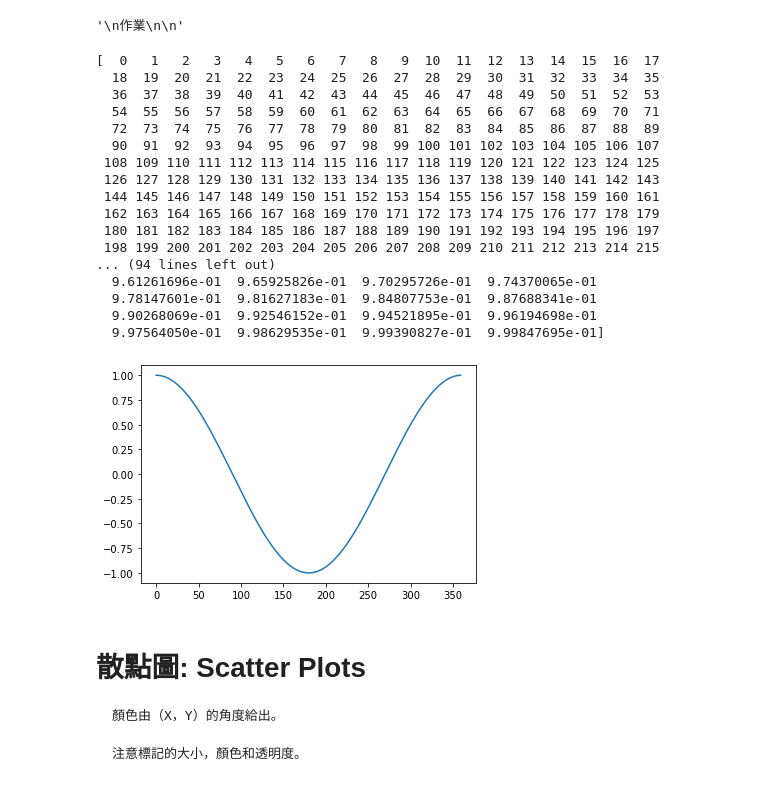
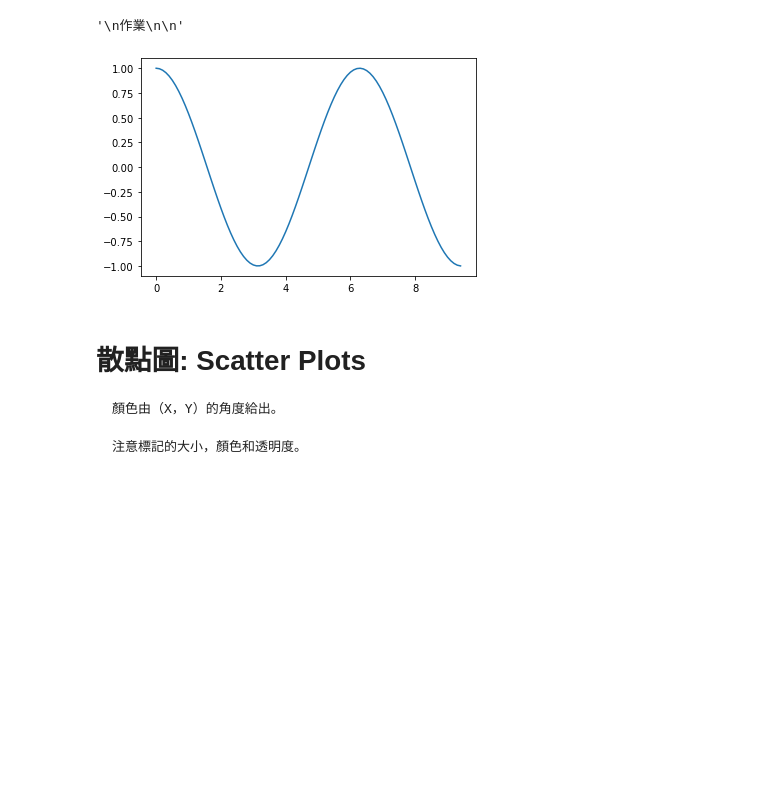
Before and after one commit to dog-father/python-, a Jupyter notebook: D18/Data Visualization_Day-1_HW.ipynb, the cells around one changed output. Cells and saved outputs as stored; diff of their text form; code cells hidden in the pictures; blank space fills up the shorter version.

```diff
--- a/D18/Data Visualization_Day-1_HW.ipynb
+++ b/D18/Data Visualization_Day-1_HW.ipynb
@@ -42,35 +42,19 @@ plt.show()
 [figure]
 '\n作業\n\n'
 # %%
-x = np.arange(0,360)
-y = np.cos(x * np.pi / 180.0)
-
+#x = np.arange(0,360)
+#y = np.cos(x * np.pi / 180.0)
+x = np.arange(0, 3 * np.pi, 0.1)
+y_cos = np.cos(x)
 # 開始畫圖
-print(x)
-print(y)
-plt.plot(x,y)
+#print(x)
+#print(y)
+plt.plot(x,y_cos)
 # 在這個指令之前，都還在做畫圖的動作
 # 這個指令算是 "秀圖"
 plt.show()
 # %% [output]
-[  0   1   2   3   4   5   6   7   8   9  10  11  12  13  14  15  16  17
-  18  19  20  21  22  23  24  25  26  27  28  29  30  31  32  33  34  35
-  36  37  38  39  40  41  42  43  44  45  46  47  48  49  50  51  52  53
-  54  55  56  57  58  59  60  61  62  63  64  65  66  67  68  69  70  71
-  72  73  74  75  76  77  78  79  80  81  82  83  84  85  86  87  88  89
-  90  91  92  93  94  95  96  97  98  99 100 101 102 103 104 105 106 107
- 108 109 110 111 112 113 114 115 116 117 118 119 120 121 122 123 124 125
- 126 127 128 129 130 131 132 133 134 135 136 137 138 139 140 141 142 143
- 144 145 146 147 148 149 150 151 152 153 154 155 156 157 158 159 160 161
- 162 163 164 165 166 167 168 169 170 171 172 173 174 175 176 177 178 179
- 180 181 182 183 184 185 186 187 188 189 190 191 192 193 194 195 196 197
- 198 199 200 201 202 203 204 205 206 207 208 209 210 211 212 213 214 215
-... (94 lines left out)
-  9.61261696e-01  9.65925826e-01  9.70295726e-01  9.74370065e-01
-  9.78147601e-01  9.81627183e-01  9.84807753e-01  9.87688341e-01
-  9.90268069e-01  9.92546152e-01  9.94521895e-01  9.96194698e-01
-  9.97564050e-01  9.98629535e-01  9.99390827e-01  9.99847695e-01]
-[figure, old version]
+[figure, new version]
 # %% [markdown]
 # 散點圖: Scatter Plots
 
```
Also changed, not shown: parts of 1 cell of this notebook.
